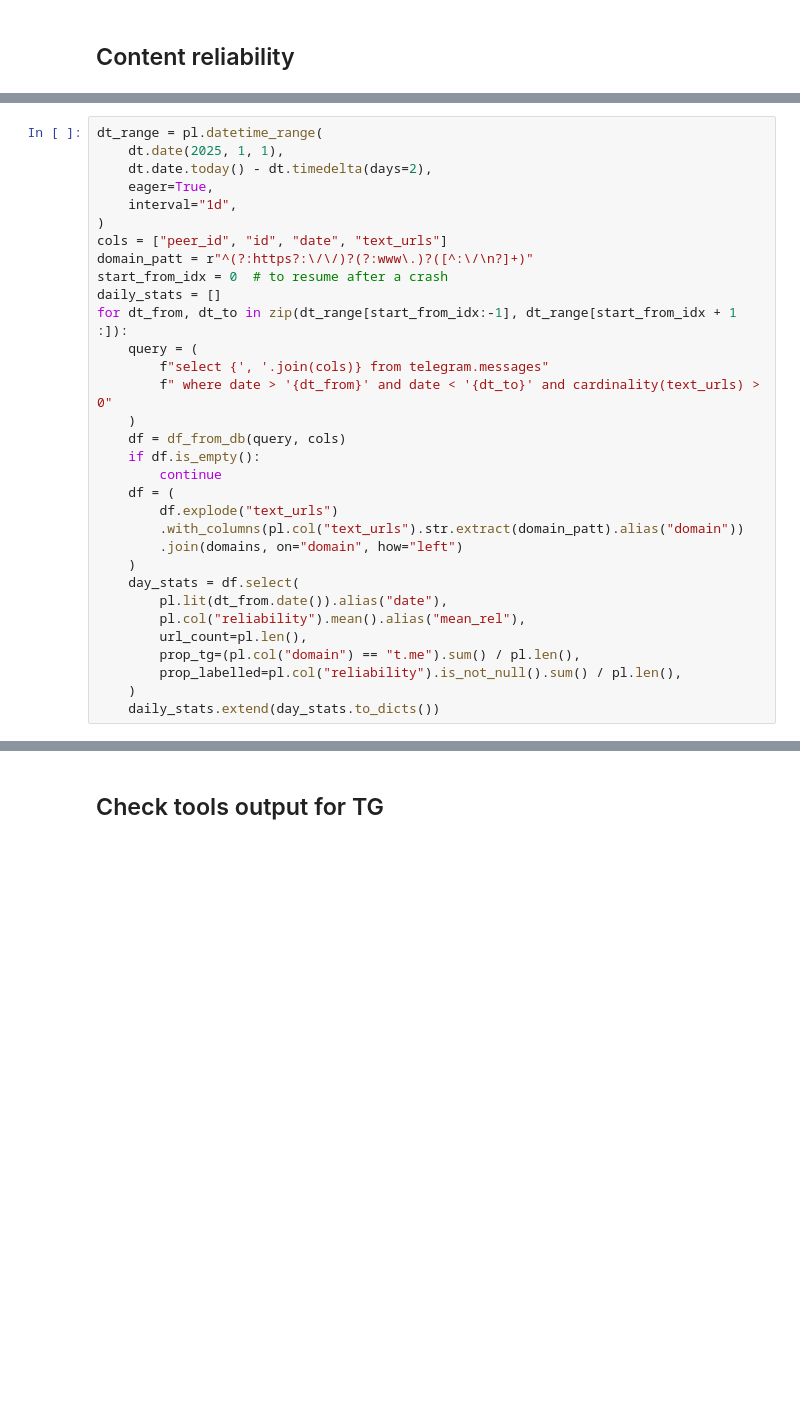
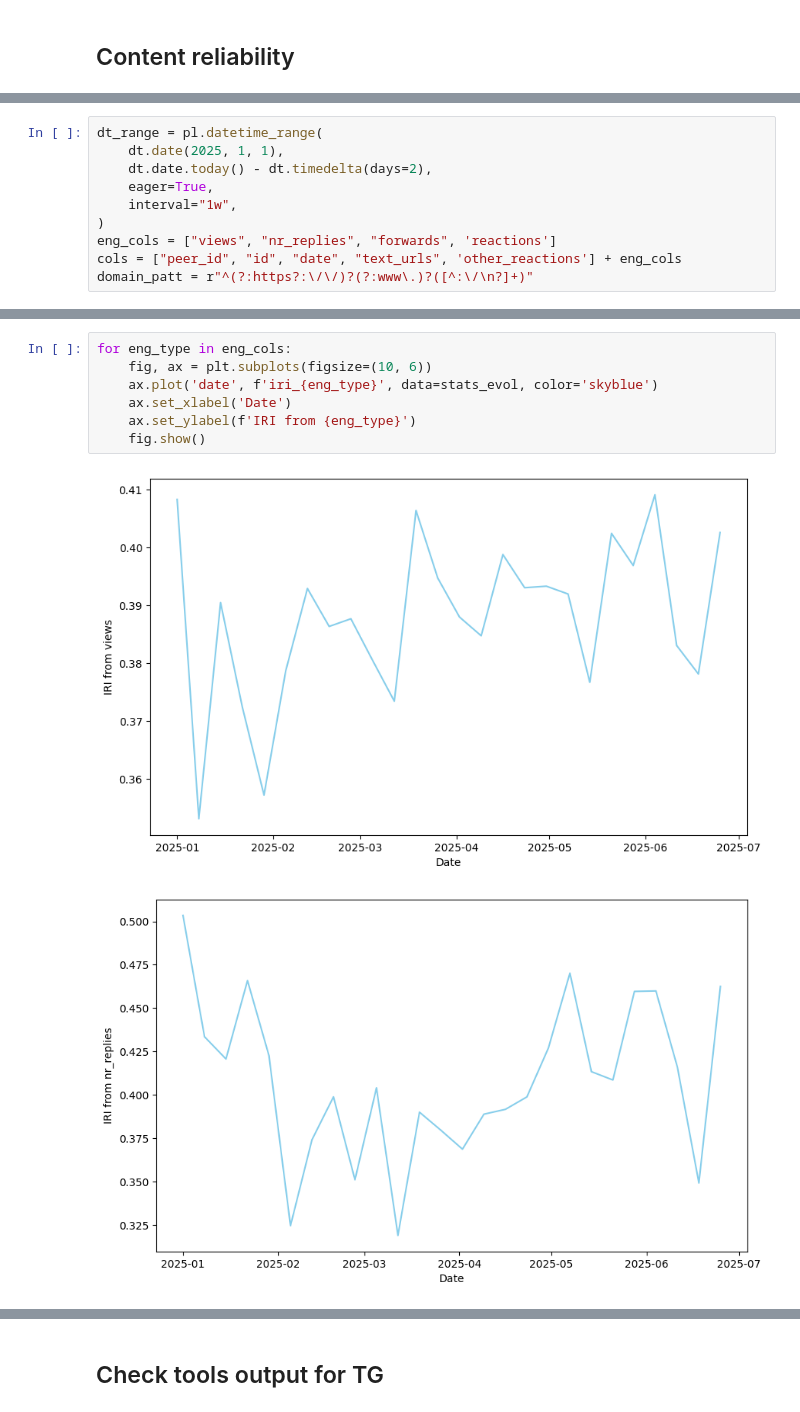
Before and after one commit to TLouf/AI4trust-observatory, a Jupyter notebook: viz.ipynb, the cells around one changed output, grey strips where cells are left out. Drawn from its saved outputs; the diff is of its cells as text; blank space fills up the shorter version.

```diff
--- a/viz.ipynb
+++ b/viz.ipynb
@@ -95,30 +99,8 @@ dt_range = pl.datetime_range(
     dt.date(2025, 1, 1),
     dt.date.today() - dt.timedelta(days=2),
     eager=True,
-    interval="1d",
+    interval="1w",
 )
-cols = ["peer_id", "id", "date", "text_urls"]
+eng_cols = ["views", "nr_replies", "forwards", 'reactions']
+cols = ["peer_id", "id", "date", "text_urls", 'other_reactions'] + eng_cols
 domain_patt = r"^(?:https?:\/\/)?(?:www\.)?([^:\/\n?]+)"
-start_from_idx = 0  # to resume after a crash
-daily_stats = []
-for dt_from, dt_to in zip(dt_range[start_from_idx:-1], dt_range[start_from_idx + 1 :]):
-    query = (
-        f"select {', '.join(cols)} from telegram.messages"
-        f" where date > '{dt_from}' and date < '{dt_to}' and cardinality(text_urls) > 0"
-    )
-    df = df_from_db(query, cols)
-    if df.is_empty():
-        continue
-    df = (
-        df.explode("text_urls")
-        .with_columns(pl.col("text_urls").str.extract(domain_patt).alias("domain"))
-        .join(domains, on="domain", how="left")
-    )
-    day_stats = df.select(
-        pl.lit(dt_from.date()).alias("date"),
-        pl.col("reliability").mean().alias("mean_rel"),
-        url_count=pl.len(),
-        prop_tg=(pl.col("domain") == "t.me").sum() / pl.len(),
-        prop_labelled=pl.col("reliability").is_not_null().sum() / pl.len(),
-    )
-    daily_stats.extend(day_stats.to_dicts())
@@ -126,0 +160,10 @@ daily_stats = pl.DataFrame(daily_stats, orient='row')
+# %%
+for eng_type in eng_cols:
+    fig, ax = plt.subplots(figsize=(10, 6))
+    ax.plot('date', f'iri_{eng_type}', data=stats_evol, color='skyblue')
+    ax.set_xlabel('Date')
+    ax.set_ylabel(f'IRI from {eng_type}')
+    fig.show()
+# %% [output]
+[figure, added]
+[figure, added]
```
Also changed, not shown: parts of 21 cells of this notebook, 5 other files.
